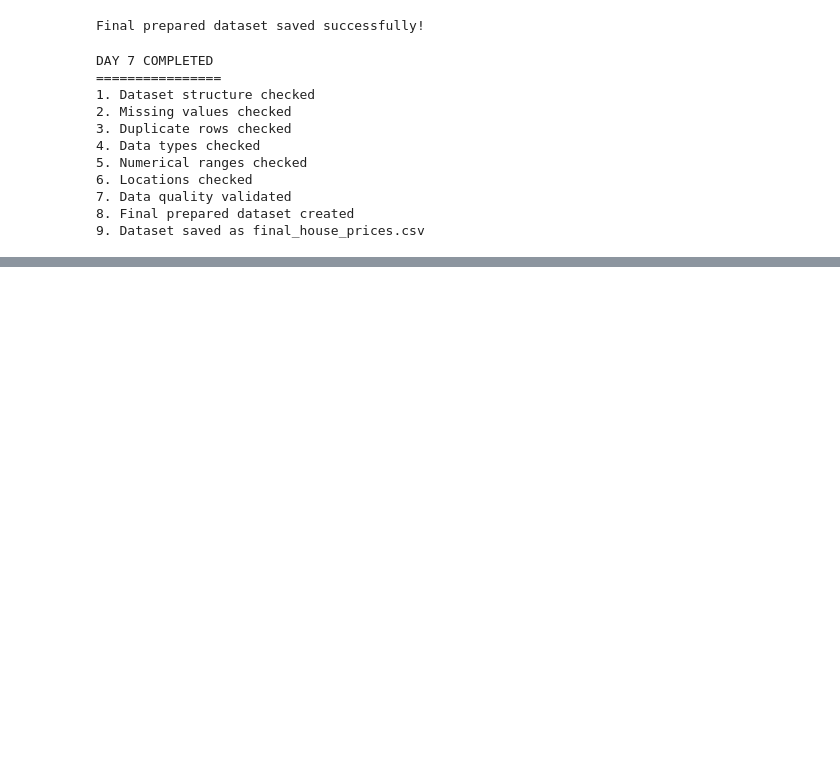
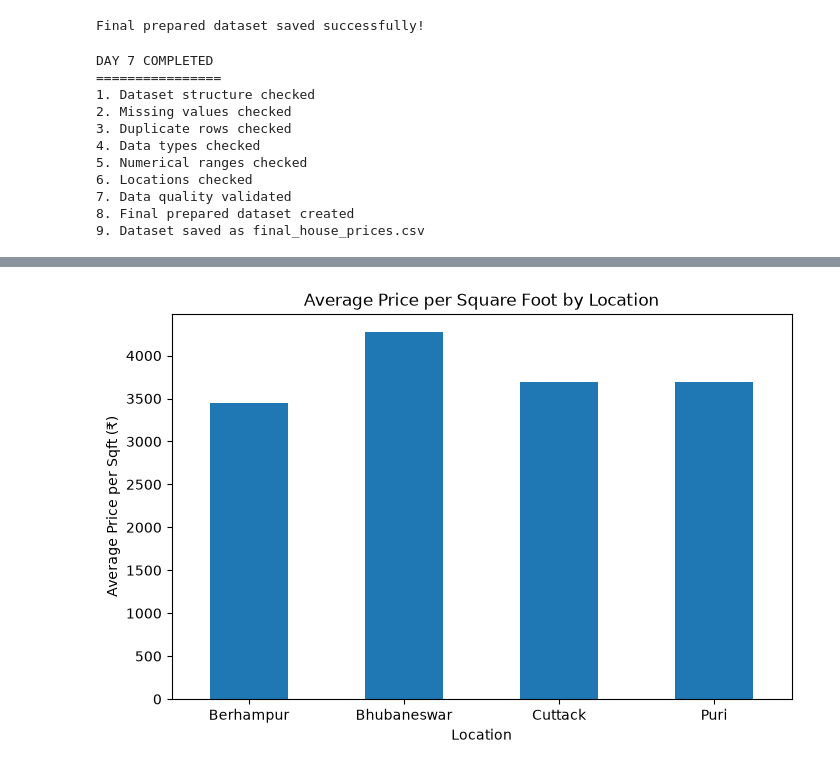
Before and after one commit to gyanaranjanj360-debug/Python-internship, a Jupyter notebook: notebook/house_price_analysis.ipynb, the cells around one changed output, grey strips where cells are left out. Cells and saved outputs as stored; diff of their text form; code cells hidden in the pictures; blank space fills up the shorter version.

```diff
--- a/notebook/house_price_analysis.ipynb
+++ b/notebook/house_price_analysis.ipynb
@@ -632,0 +711,5 @@ DAY 7 COMPLETED
+# %%
+average_price_sqft_by_location = df.groupby("location")["price_per_sqft"].mean()
+
+print("Average Price per Square Foot by Location:")
+print(average_price_sqft_by_location)
@@ -632,0 +750,13 @@ DAY 7 COMPLETED
+# %%
+plt.figure(figsize=(8, 5))
+
+average_price_sqft_by_location.plot(kind="bar")
+
+plt.xlabel("Location")
+plt.ylabel("Average Price per Sqft (₹)")
+plt.title("Average Price per Square Foot by Location")
+plt.xticks(rotation=0)
+
+plt.show()
+# %% [output]
+[figure, added]
```
Also changed, not shown: parts of 20 cells of this notebook.
